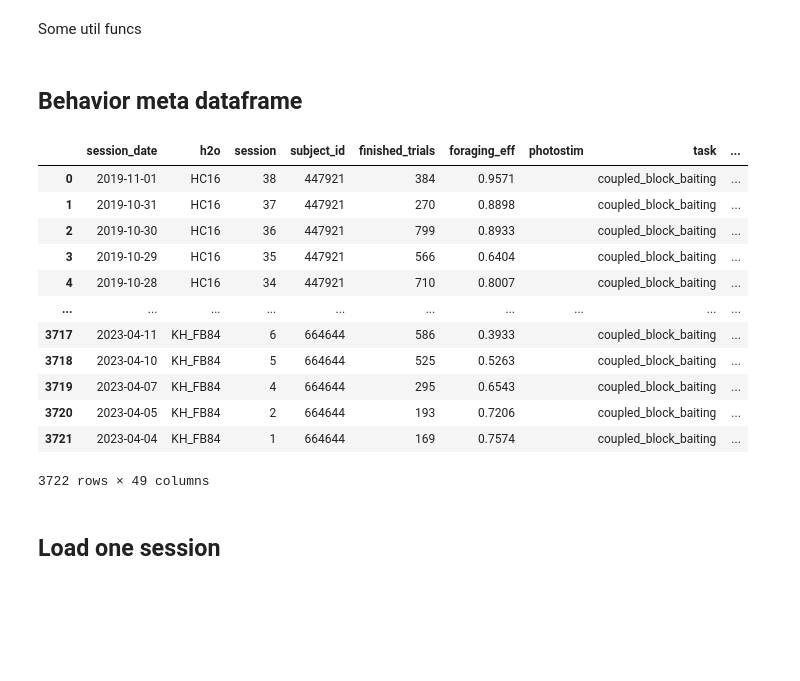
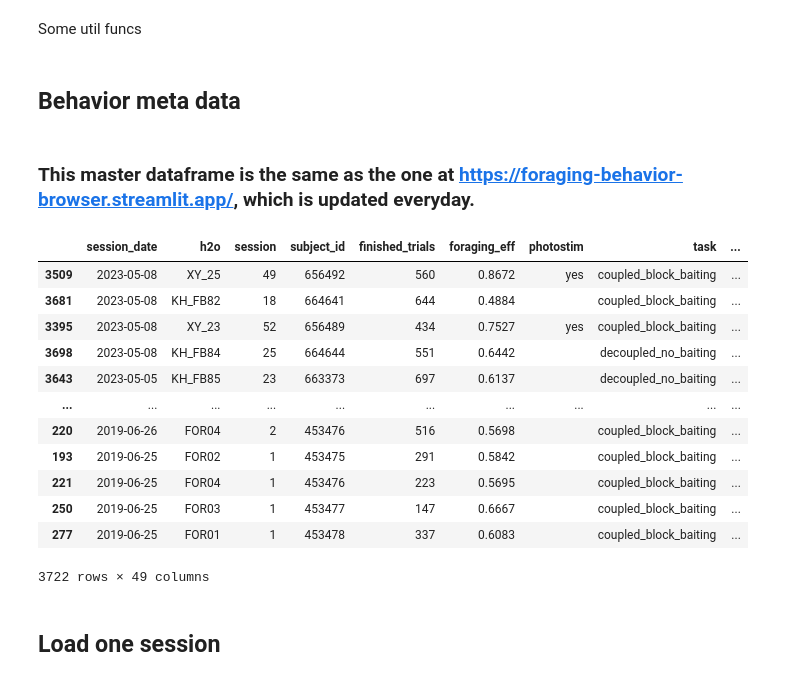
Before and after one commit to AllenNeuralDynamics/aind-foraging-behavior-bonsai-basic, a Jupyter notebook: code/demo_import_nwb_behavior.ipynb, the cells around one changed output. Drawn from its saved outputs; the diff is of its cells as text; code cells hidden in the pictures; blank space fills up the shorter version.

```diff
--- a/code/demo_import_nwb_behavior.ipynb
+++ b/code/demo_import_nwb_behavior.ipynb
@@ -163,23 +163,25 @@ def plot_session_lightweight(data,   # choice_history, reward_history, p_reward
 
     return ax_1.get_figure(), [ax_1, ax_2]
 # %% [markdown]
-## Behavior meta dataframe
+## Behavior meta data
+# %% [markdown]
+### This master dataframe is the same as the one at https://foraging-behavior-browser.streamlit.app/, which is updated everyday.
 # %%
 df_sessions = pd.read_pickle(nwb_folder + '/df_sessions.pkl')
-df_sessions
+df_sessions.sort_values('session_date', ascending=False)
 # %% [output]
 |  | session_date | h2o | session | subject_id | finished_trials | foraging_eff | photostim | task | ... |
-| 0 | 2019-11-01 | HC16 | 38 | 447921 | 384 | 0.9571 |  | coupled_block_baiting | ... |
-| 1 | 2019-10-31 | HC16 | 37 | 447921 | 270 | 0.8898 |  | coupled_block_baiting | ... |
-| 2 | 2019-10-30 | HC16 | 36 | 447921 | 799 | 0.8933 |  | coupled_block_baiting | ... |
-| 3 | 2019-10-29 | HC16 | 35 | 447921 | 566 | 0.6404 |  | coupled_block_baiting | ... |
-| 4 | 2019-10-28 | HC16 | 34 | 447921 | 710 | 0.8007 |  | coupled_block_baiting | ... |
+| 3509 | 2023-05-08 | XY_25 | 49 | 656492 | 560 | 0.8672 | yes | coupled_block_baiting | ... |
+| 3681 | 2023-05-08 | KH_FB82 | 18 | 664641 | 644 | 0.4884 |  | coupled_block_baiting | ... |
+| 3395 | 2023-05-08 | XY_23 | 52 | 656489 | 434 | 0.7527 | yes | coupled_block_baiting | ... |
+| 3698 | 2023-05-08 | KH_FB84 | 25 | 664644 | 551 | 0.6442 |  | decoupled_no_baiting | ... |
+| 3643 | 2023-05-05 | KH_FB85 | 23 | 663373 | 697 | 0.6137 |  | decoupled_no_baiting | ... |
 | ... | ... | ... | ... | ... | ... | ... | ... | ... | ... |
-| 3717 | 2023-04-11 | KH_FB84 | 6 | 664644 | 586 | 0.3933 |  | coupled_block_baiting | ... |
-| 3718 | 2023-04-10 | KH_FB84 | 5 | 664644 | 525 | 0.5263 |  | coupled_block_baiting | ... |
-| 3719 | 2023-04-07 | KH_FB84 | 4 | 664644 | 295 | 0.6543 |  | coupled_block_baiting | ... |
-| 3720 | 2023-04-05 | KH_FB84 | 2 | 664644 | 193 | 0.7206 |  | coupled_block_baiting | ... |
-| 3721 | 2023-04-04 | KH_FB84 | 1 | 664644 | 169 | 0.7574 |  | coupled_block_baiting | ... |
+| 220 | 2019-06-26 | FOR04 | 2 | 453476 | 516 | 0.5698 |  | coupled_block_baiting | ... |
+| 193 | 2019-06-25 | FOR02 | 1 | 453475 | 291 | 0.5842 |  | coupled_block_baiting | ... |
+| 221 | 2019-06-25 | FOR04 | 1 | 453476 | 223 | 0.5695 |  | coupled_block_baiting | ... |
+| 250 | 2019-06-25 | FOR03 | 1 | 453477 | 147 | 0.6667 |  | coupled_block_baiting | ... |
+| 277 | 2019-06-25 | FOR01 | 1 | 453478 | 337 | 0.6083 |  | coupled_block_baiting | ... |
 3722 rows × 49 columns
 # %% [markdown]
 ## Load one session
```
